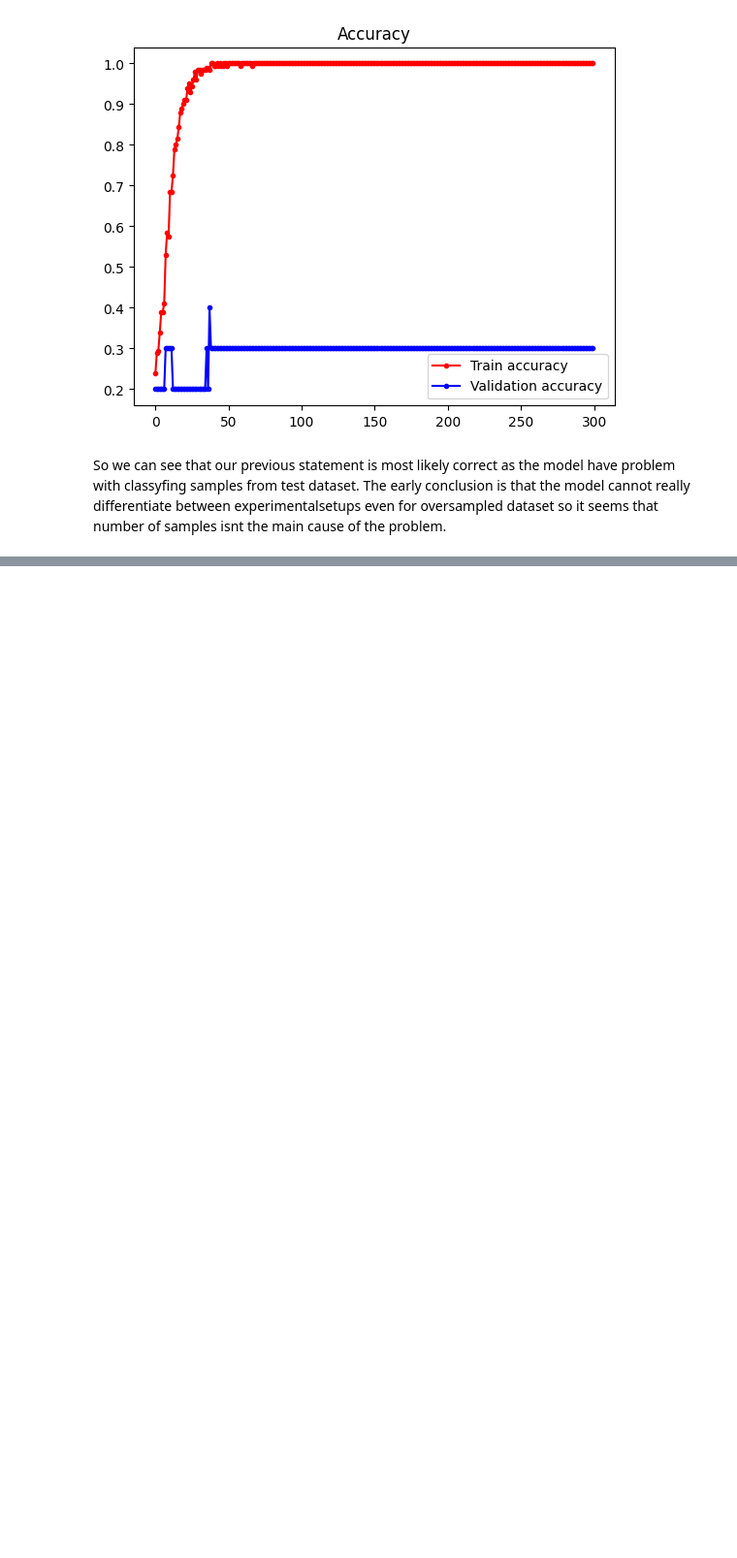
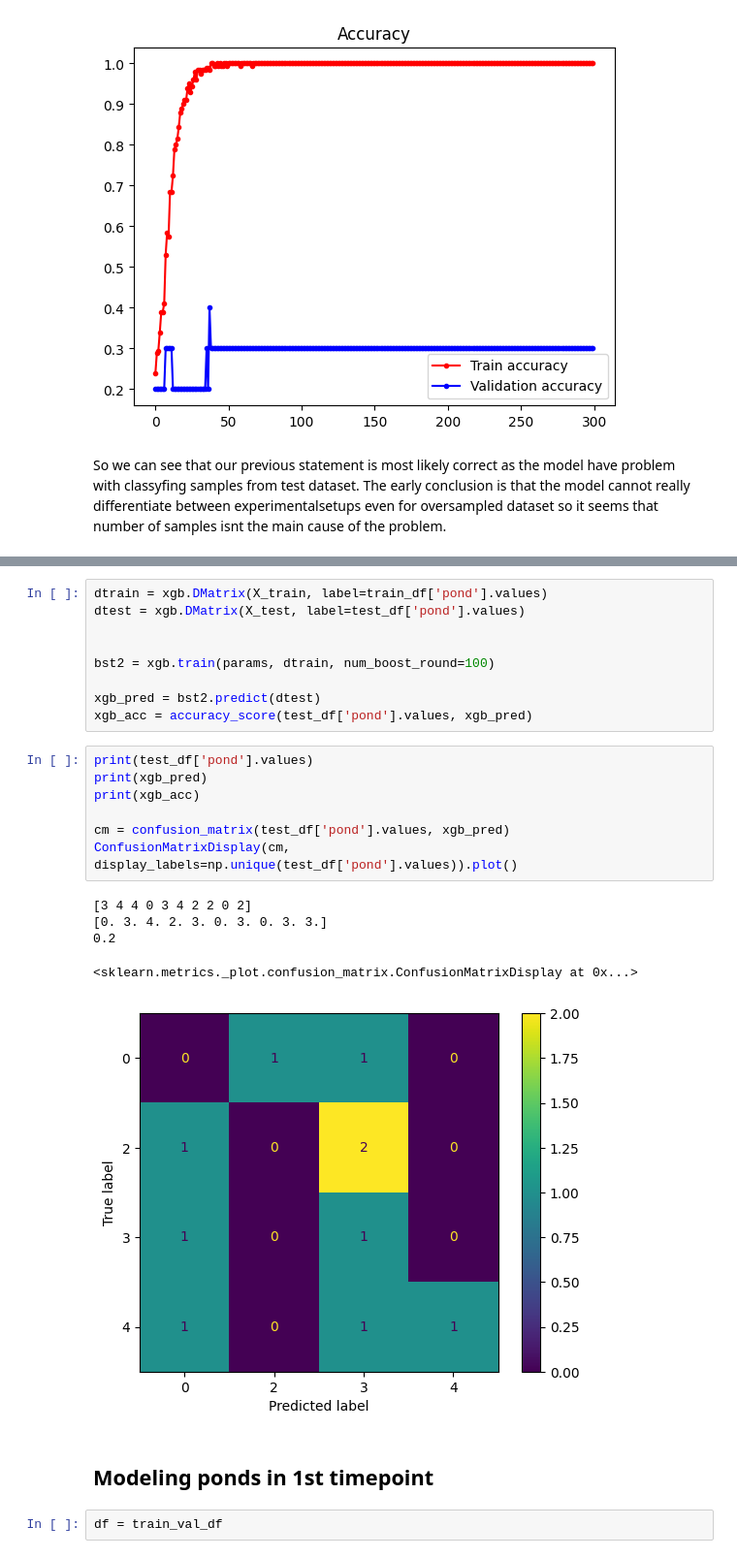
Before and after one commit to paq88/Fish_neural_network_classifier, a Jupyter notebook: sed_based/Sediment_3_1vsMany.ipynb, the cells around one changed output, grey strips where cells are left out. Shown at 97% size. Saved outputs shown, nothing was run; the diff lists cells and outputs as text; blank space fills up the shorter version.

```diff
--- a/sed_based/Sediment_3_1vsMany.ipynb
+++ b/sed_based/Sediment_3_1vsMany.ipynb
@@ -878,0 +926,26 @@ So we can see that our previous statement is most likely correct as the model ha
+# %%
+dtrain = xgb.DMatrix(X_train, label=train_df['pond'].values)
+dtest = xgb.DMatrix(X_test, label=test_df['pond'].values)
+
+
+bst2 = xgb.train(params, dtrain, num_boost_round=100)
+
+xgb_pred = bst2.predict(dtest)
+xgb_acc = accuracy_score(test_df['pond'].values, xgb_pred)
+# %%
+print(test_df['pond'].values)
+print(xgb_pred)
+print(xgb_acc)
+
+cm = confusion_matrix(test_df['pond'].values, xgb_pred)
+ConfusionMatrixDisplay(cm, display_labels=np.unique(test_df['pond'].values)).plot()
+# %% [output]
+[3 4 4 0 3 4 2 2 0 2]
+[0. 3. 4. 2. 3. 0. 3. 0. 3. 3.]
+0.2
+<sklearn.metrics._plot.confusion_matrix.ConfusionMatrixDisplay at 0x...>
+[figure, added]
+# %% [markdown]
+## Modeling ponds in 1st timepoint
+# %%
+df = train_val_df
```
Also changed, not shown: parts of 19 cells of this notebook, 3 other files.
